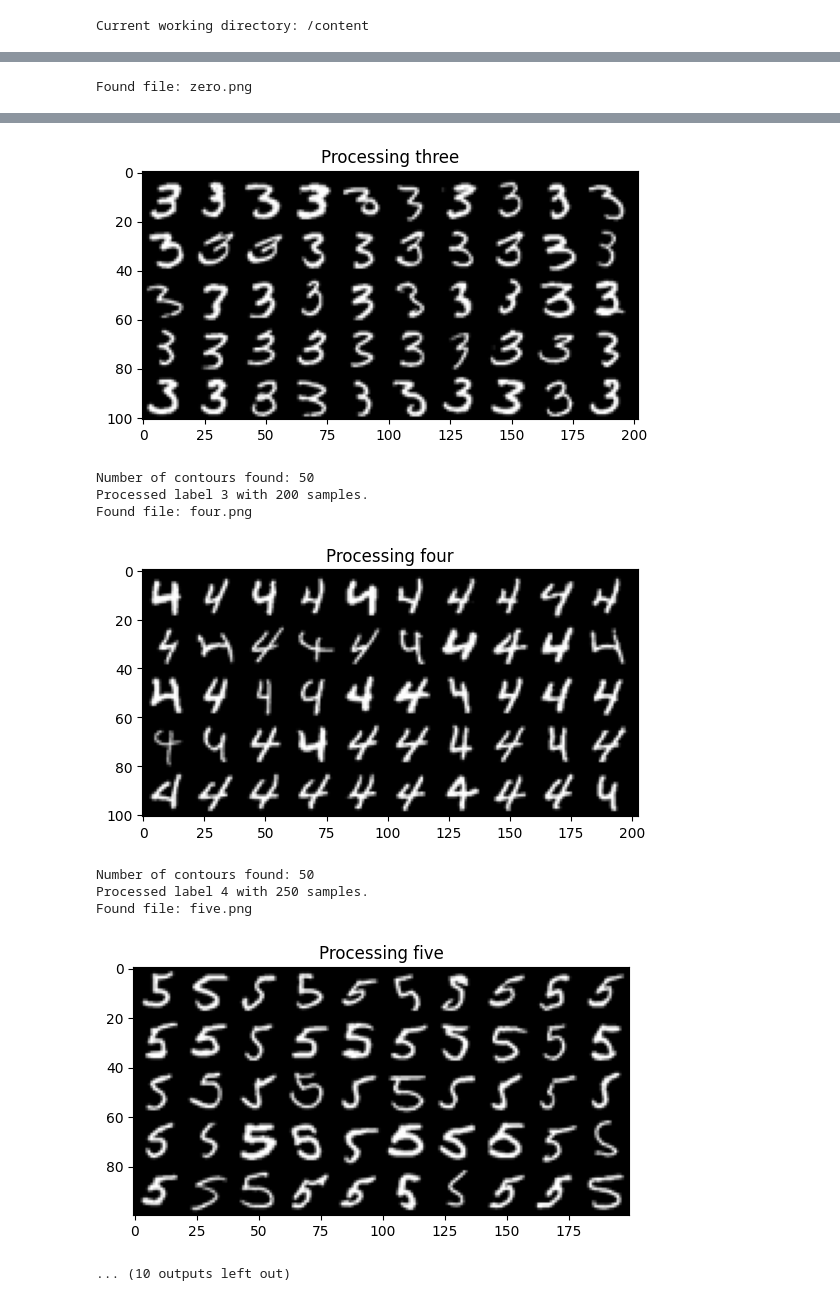
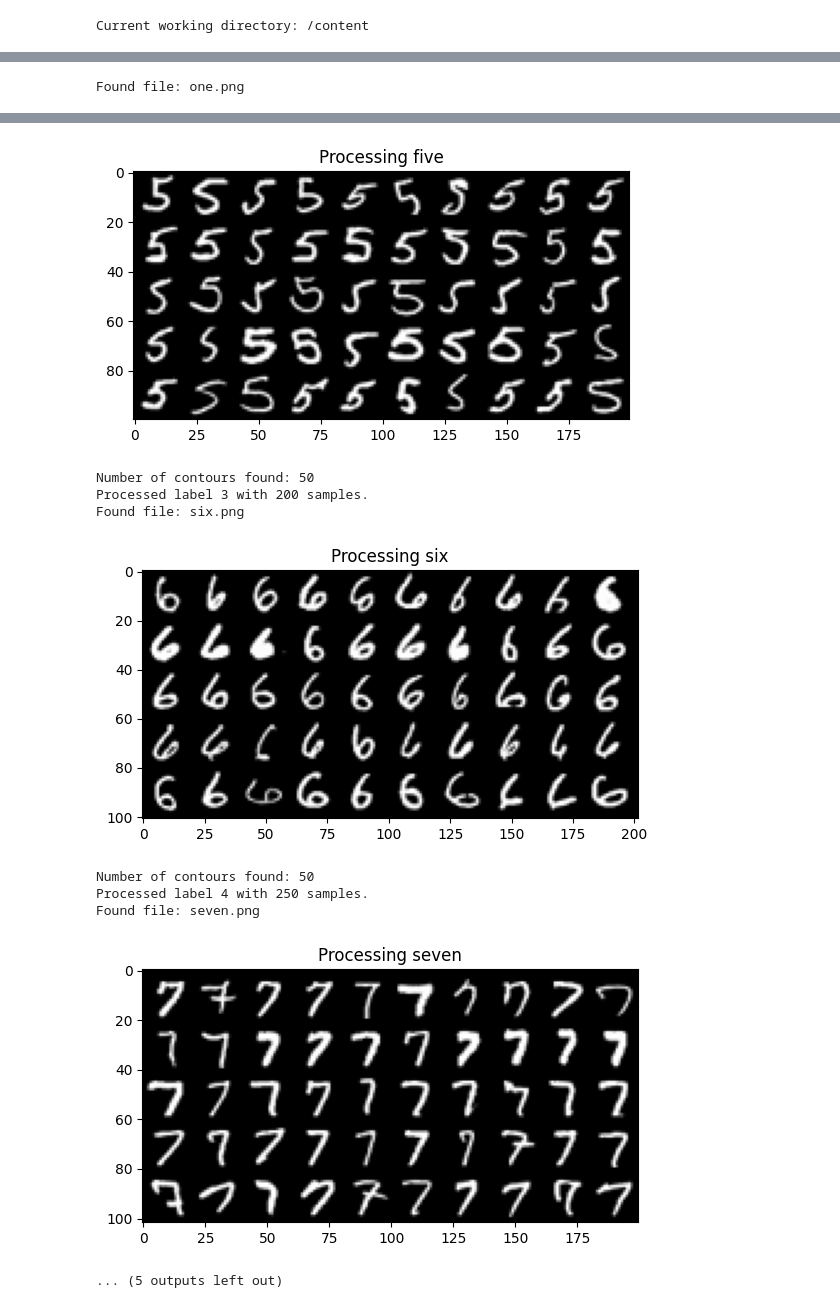
Before and after one commit to Imran-co/Imran, a Jupyter notebook: Project_Test_with_Output_using_ann.ipynb, the cells around one changed output, grey strips where cells are left out. Saved outputs shown, nothing was run; the diff lists cells and outputs as text; code cells hidden in the pictures.

```diff
--- a/Project_Test_with_Output_using_ann.ipynb
+++ b/Project_Test_with_Output_using_ann.ipynb
@@ -146,7 +42,7 @@ Saving eight.png to eight (1).png
 # %%
 import os
 
-images = ['zero', 'one', 'two', 'three', 'four', 'five', 'six', 'seven', 'eight', 'nine']
+images = [ 'one','three', 'four', 'five', 'six', 'seven', 'eight', 'nine']
 
 for image in images:
     filep = os.path.join('', f'{image}.png')
@@ -207,7 +101,7 @@ def im_process(img, inp):
     return None
 
 # Loop through digit images and preprocess
-images = ['zero', 'one', 'two', 'three', 'four', 'five', 'six', 'seven', 'eight', 'nine']
+images =  ['one','three', 'four', 'five', 'six', 'seven', 'eight', 'nine']
 
 for image in images:
     filep = os.path.join('', f'{image}.png')
@@ -248,4 +142,4 @@ else:
 
     print(f"Model saved to {filename}")
 # %% [output]
-Found file: zero.png
+Found file: one.png
@@ -264,13 +158,13 @@ Found file: three.png
-[figure, old version]
+[figure, new version]
 Number of contours found: 50
 Processed label 3 with 200 samples.
-Found file: four.png
+Found file: six.png
-[figure, old version]
+[figure, new version]
 Number of contours found: 50
 Processed label 4 with 250 samples.
-Found file: five.png
+Found file: seven.png
-[figure, old version]
+[figure, new version]
-... (10 outputs left out)
+... (5 outputs left out)
 # %%
 import os
 import cv2
```
Also changed, not shown: parts of 20 cells of this notebook.
